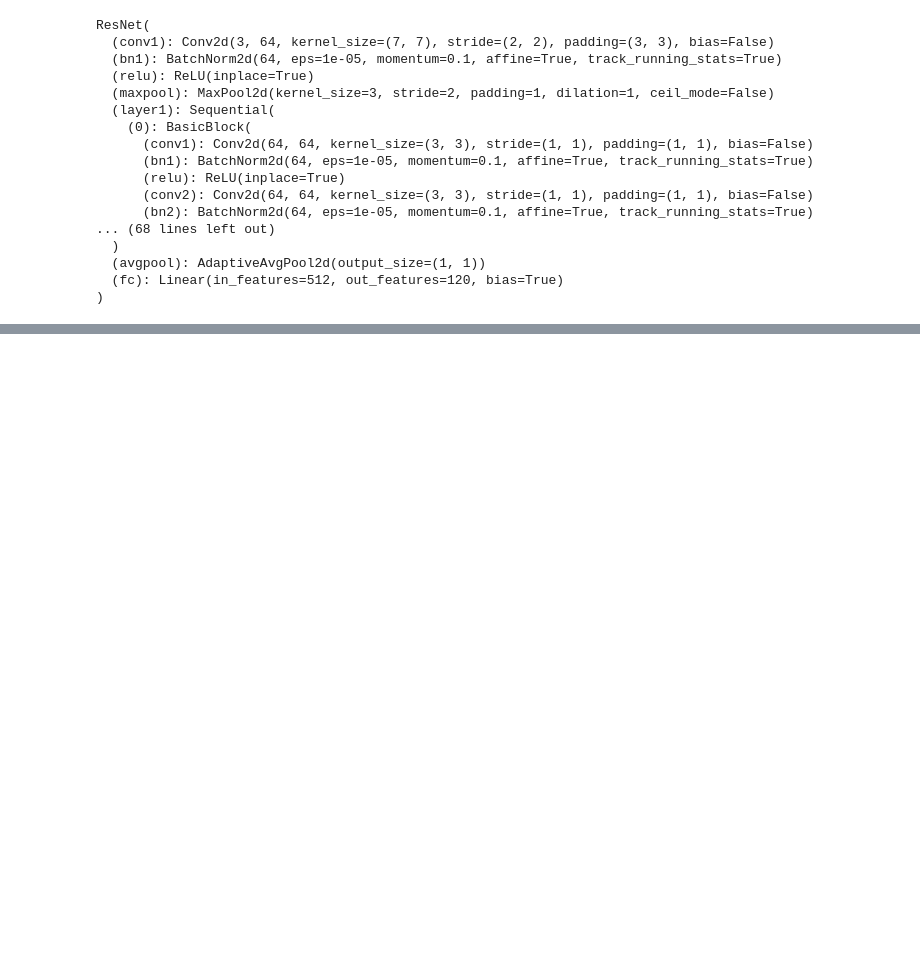
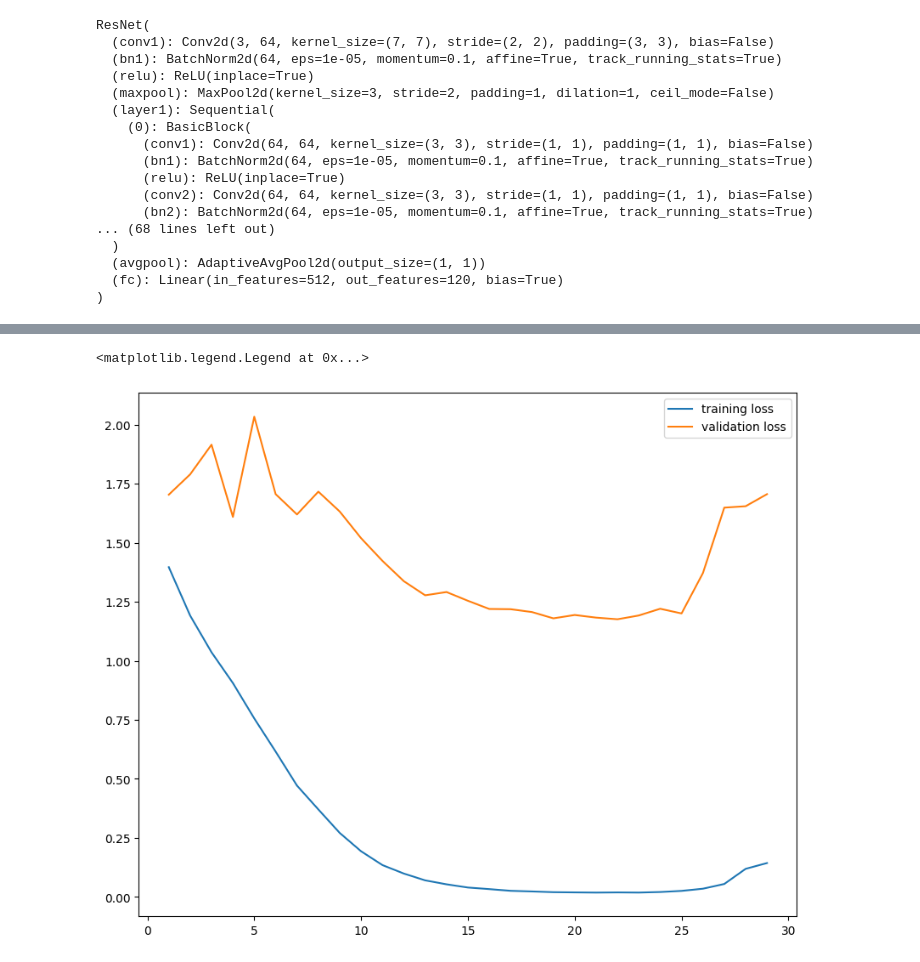
Before and after one commit to Linszuchi047/Deep_Learning, a Jupyter notebook: Bird_Classification/RestNet18.ipynb, the cells around one changed output, grey strips where cells are left out. Saved outputs shown, nothing was run; the diff lists cells and outputs as text; code cells hidden in the pictures; blank space fills up the shorter version.

```diff
--- a/Bird_Classification/RestNet18.ipynb
+++ b/Bird_Classification/RestNet18.ipynb
@@ -175,2 +164,11 @@ Epoch 12/100: training accuracy: 0.5422200626282259, valid accuracy: 0.393586005
 # %%
 torch.save(model.state_dict(),'RestNet18_dog_model.pt')
+# %%
+fig, ax = plt.subplots(figsize=(10,8))
+
+ax.plot(range(1, len(train_loss_list)+1), train_loss_list, label="training loss")
+ax.plot(range(1, len(valid_loss_list)+1), valid_loss_list, label="validation loss")
+ax.legend()
+# %% [output]
+<matplotlib.legend.Legend at 0x...>
+[figure, added]
```
Also changed, not shown: parts of 1 cell of this notebook, 6 other files.
